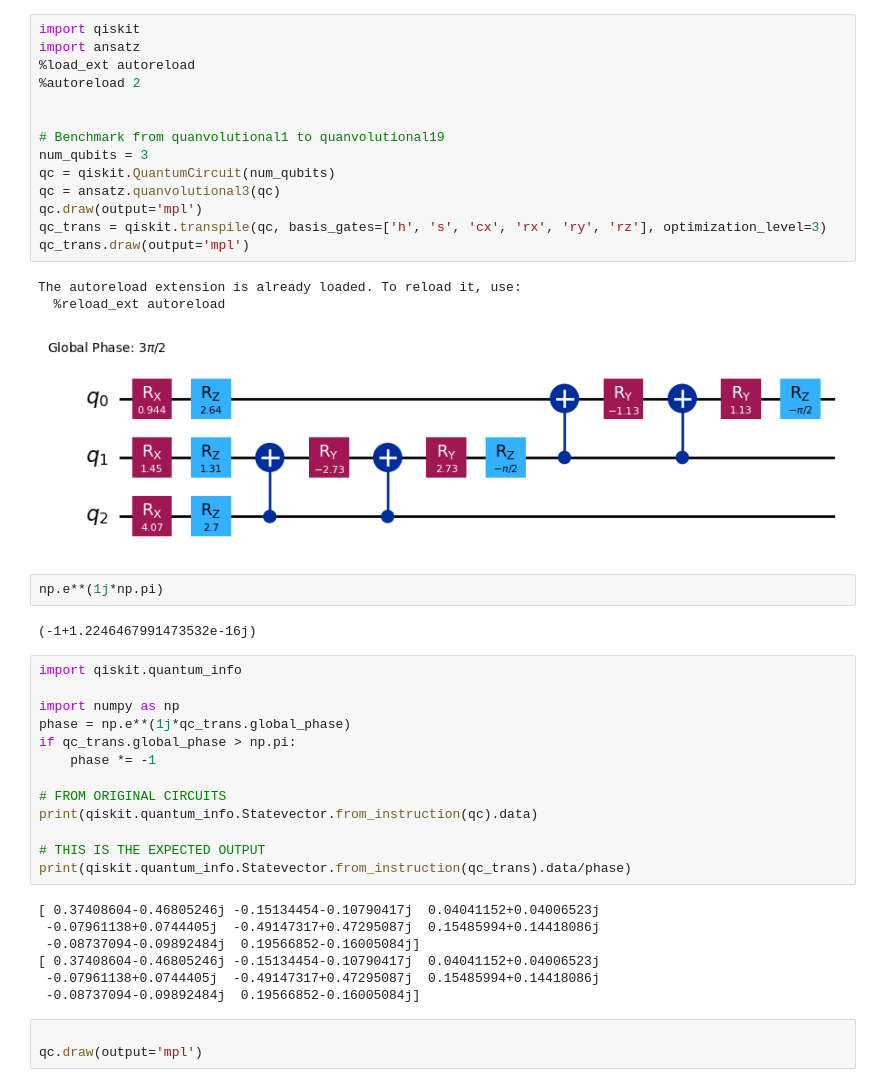
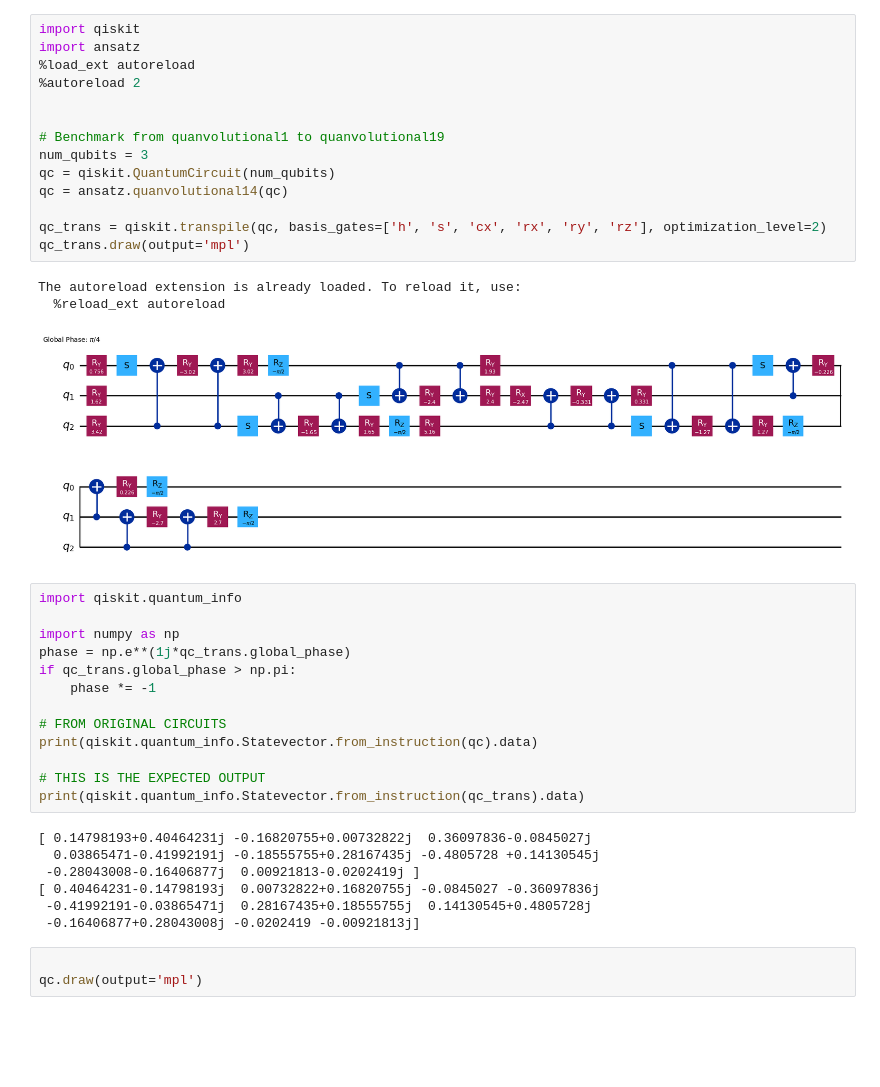
Before and after one commit to NAIST-Archlab/fast-psr, a Jupyter notebook: benchmark_for_duypaper.ipynb, the cells around one changed output. Saved outputs shown, nothing was run; the diff lists cells and outputs as text; blank space fills up the shorter version.

```diff
--- a/benchmark_for_duypaper.ipynb
+++ b/benchmark_for_duypaper.ipynb
@@ -1,25 +1,21 @@
 # %%
 import qiskit
 import ansatz
 %load_ext autoreload
 %autoreload 2
 
 
 # Benchmark from quanvolutional1 to quanvolutional19
 num_qubits = 3
 qc = qiskit.QuantumCircuit(num_qubits)
-qc = ansatz.quanvolutional3(qc)
-qc.draw(output='mpl')
-qc_trans = qiskit.transpile(qc, basis_gates=['h', 's', 'cx', 'rx', 'ry', 'rz'], optimization_level=3)
+qc = ansatz.quanvolutional14(qc)
+
+qc_trans = qiskit.transpile(qc, basis_gates=['h', 's', 'cx', 'rx', 'ry', 'rz'], optimization_level=2)
 qc_trans.draw(output='mpl')
 # %% [output]
 The autoreload extension is already loaded. To reload it, use:
   %reload_ext autoreload
-[figure, old version]
+[figure, new version]
-# %%
-np.e**(1j*np.pi)
-# %% [output]
-(-1+1.2246467991473532e-16j)
 # %%
 import qiskit.quantum_info
 
@@ -32,14 +28,14 @@ if qc_trans.global_phase > np.pi:
 print(qiskit.quantum_info.Statevector.from_instruction(qc).data)
 
 # THIS IS THE EXPECTED OUTPUT
-print(qiskit.quantum_info.Statevector.from_instruction(qc_trans).data/phase)
+print(qiskit.quantum_info.Statevector.from_instruction(qc_trans).data)
 # %% [output]
-[ 0.37408604-0.46805246j -0.15134454-0.10790417j  0.04041152+0.04006523j
- -0.07961138+0.0744405j  -0.49147317+0.47295087j  0.15485994+0.14418086j
- -0.08737094-0.09892484j  0.19566852-0.16005084j]
-[ 0.37408604-0.46805246j -0.15134454-0.10790417j  0.04041152+0.04006523j
- -0.07961138+0.0744405j  -0.49147317+0.47295087j  0.15485994+0.14418086j
- -0.08737094-0.09892484j  0.19566852-0.16005084j]
+[ 0.14798193+0.40464231j -0.16820755+0.00732822j  0.36097836-0.0845027j
+  0.03865471-0.41992191j -0.18555755+0.28167435j -0.4805728 +0.14130545j
+ -0.28043008-0.16406877j  0.00921813-0.0202419j ]
+[ 0.40464231-0.14798193j  0.00732822+0.16820755j -0.0845027 -0.36097836j
+ -0.41992191-0.03865471j  0.28167435+0.18555755j  0.14130545+0.4805728j
+ -0.16406877+0.28043008j -0.0202419 -0.00921813j]
 # %%
 
 qc.draw(output='mpl')
```
Also changed, not shown: 2 other files.
